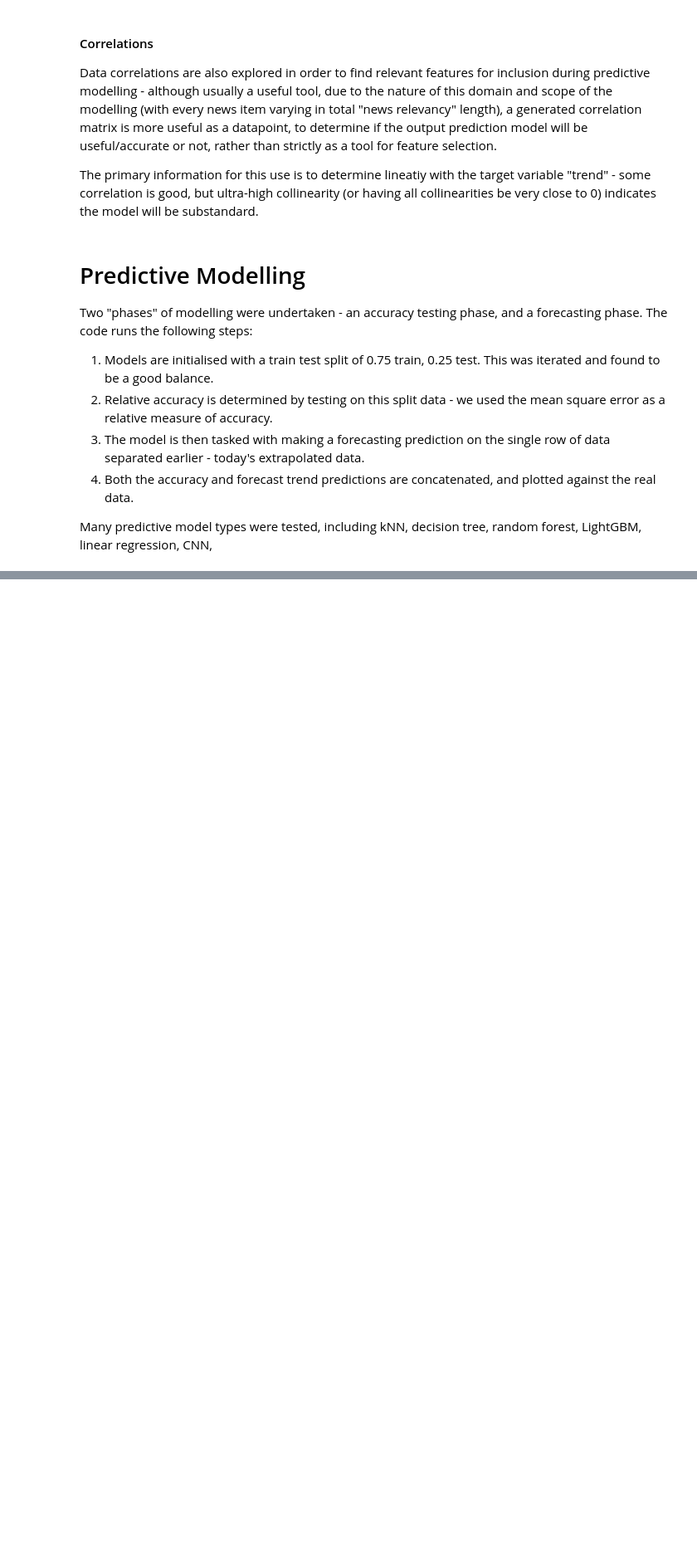
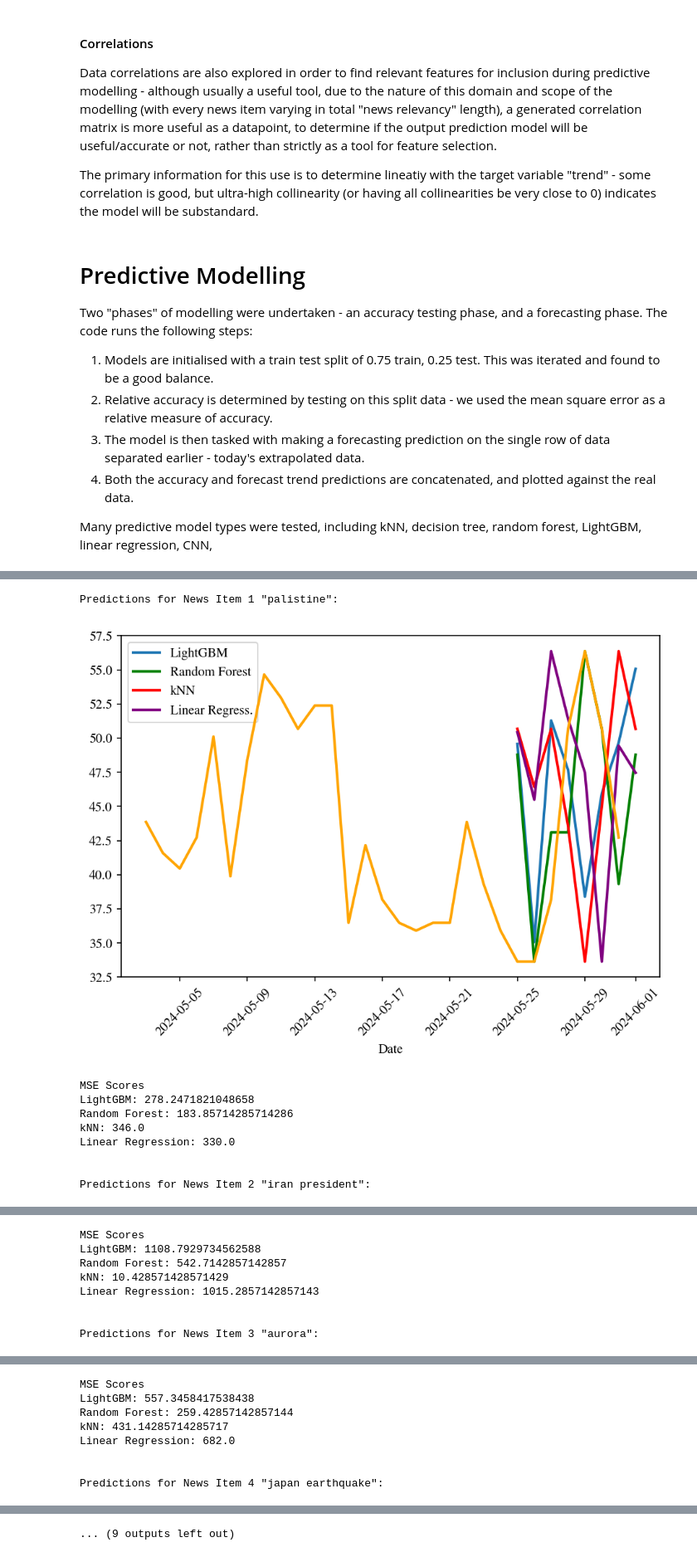
Before and after one commit to FibonacciAlex/755_project_4, a Jupyter notebook: Final Report Files - Group 2/Report - The News Trend Predictor - Data Mastery Group Project.ipynb, the cells around one changed output, grey strips where cells are left out. Shown at 83% size. Drawn from its saved outputs; the diff is of its cells as text; code cells hidden in the pictures; blank space fills up the shorter version.

```diff
--- a/Final Report Files - Group 2/Report - The News Trend Predictor - Data Mastery Group Project.ipynb
+++ b/Final Report Files - Group 2/Report - The News Trend Predictor - Data Mastery Group Project.ipynb
@@ -203,0 +208,63 @@ Many predictive model types were tested, including kNN, decision tree, random fo
+# %%
+all_trends = pd.read_csv('./data/test_trends_data.csv')
+feature_creator = CreateFeatures()
+modeller = RunModels()
+
+predictions = []
+
+for i in range(10):
+    trend = all_trends.loc[:, ["date", all_trends.columns[i+1]]]
+    yt_data = pd.read_csv(f'./data/yt_data_{i}.csv')
+    data, data_normalised = feature_creator.create_features(trend, yt_data)
+    df_LGBM, df_RF, df_KNN, df_LR, scores = modeller.run_all_models(data_normalised, None)
+
+    print(f'Predictions for News Item {i+1} "{all_trends.columns[i+1]}": ')
+
+    x = df_LGBM.index
+    fig, ax1 = plt.subplots()
+    ax1.plot(x, df_LGBM["prediction"], label='LightGBM')
+    ax1.set_xlabel('Date')
+    ax1.set_ylim(ax1.get_ylim())
+    ax1.set_yticks(ax1.get_yticks())
+    ax1.tick_params(axis='x', which='both', rotation=45, labelrotation=45)
+
+    ax2 = ax1.twinx()
+    ax2.plot(x, df_RF["prediction"], label='Random Forest', color='g')
+
+    ax3 = ax1.twinx()
+    ax3.plot(x, df_KNN["prediction"], label='kNN', color='r')
+
+    ax4 = ax1.twinx()
+    ax4.plot(x, df_LR["prediction"], label='Linear Regress.', color='purple')
+
+    ax5 = ax1.twinx()
+    ax5.plot(x, df_LGBM["real"], label='Real Trend', color='orange')
+    ax5.set_ylabel('Trend', color='orange')
+    for ax in [ax2, ax3, ax4, ax5]:
+        ax.axis('off')
+    lines1, labels1 = ax1.get_legend_handles_labels()
+    lines2, labels2 = ax2.get_legend_handles_labels()
+    lines3, labels3 = ax3.get_legend_handles_labels()
+    lines4, labels4 = ax4.get_legend_handles_labels()
+    ax1.legend(lines1 + lines2 + lines3 + lines4, labels1 + labels2 + labels3 + labels4, loc='upper left')
+    plt.tight_layout()
+    plt.show()
+
+    print("MSE Scores")
+    print(f'LightGBM: {scores["lightgbm"]}')
+    print(f'Random Forest: {scores["randomforest"]}')
+    print(f'kNN: {scores["knn"]}')
+    print(f'Linear Regression: {scores["linearregression"]}')
+    print('')
+    print('')
+# %% [output]
+Predictions for News Item 1 "palistine":
+[figure, added]
+MSE Scores
+LightGBM: 278.2471821048658
+Random Forest: 183.85714285714286
+kNN: 346.0
+Linear Regression: 330.0
+
+
+Predictions for News Item 2 "iran president":
@@ -203,0 +272,8 @@ Many predictive model types were tested, including kNN, decision tree, random fo
+MSE Scores
+LightGBM: 1108.7929734562588
+Random Forest: 542.7142857142857
+kNN: 10.428571428571429
+Linear Regression: 1015.2857142857143
+
+
+Predictions for News Item 3 "aurora":
@@ -203,0 +281,8 @@ Many predictive model types were tested, including kNN, decision tree, random fo
+MSE Scores
+LightGBM: 557.3458417538438
+Random Forest: 259.42857142857144
+kNN: 431.14285714285717
+Linear Regression: 682.0
+
+
+Predictions for News Item 4 "japan earthquake":
@@ -204,3 +308,4 @@ Many predictive model types were tested, including kNN, decision tree, random fo
+... (9 outputs left out)
 # %% [markdown]
 # The Trend Predictor App
 
```
Also changed, not shown: parts of 9 cells of this notebook, 11 other files.
